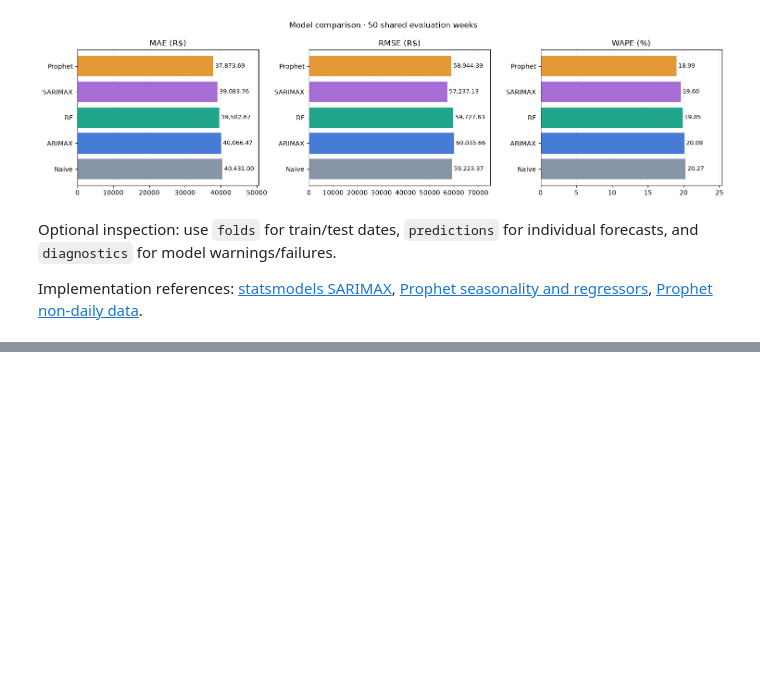
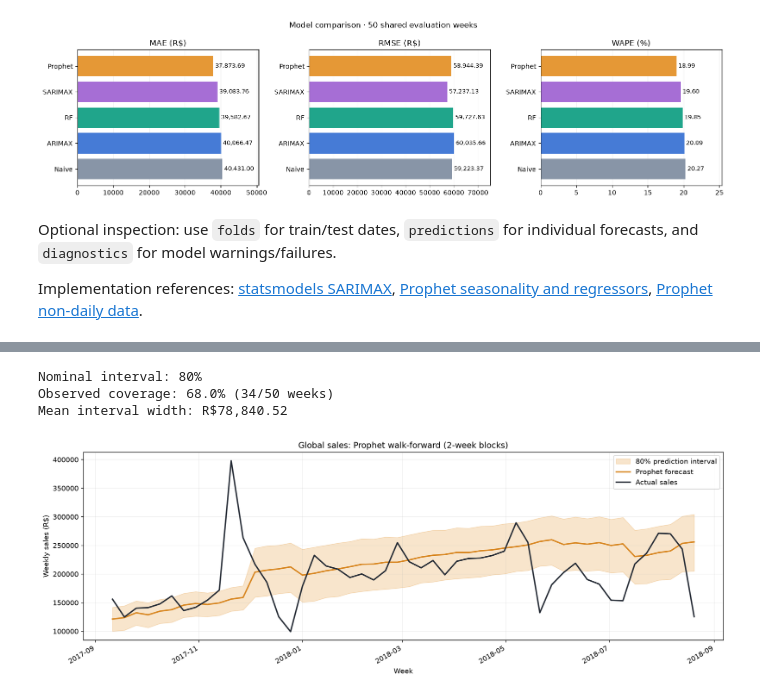
Before and after one commit to Maouuuuuuuuu/Proyecto_Mineria_de_Datos, a Jupyter notebook: Demos/Global walkforward.ipynb, the cells around one changed output, grey strips where cells are left out. Drawn from its saved outputs; the diff is of its cells as text; code cells hidden in the pictures; blank space fills up the shorter version.

Commit message:
Add Prophet prediction intervals and simplify report panels

```diff
--- a/Demos/Global walkforward.ipynb
+++ b/Demos/Global walkforward.ipynb
@@ -309,0 +315,67 @@ Implementation references: [statsmodels SARIMAX](https://www.statsmodels.org/sta
+# %%
+INTERVAL_WIDTH = 0.80
+UNCERTAINTY_SAMPLES = 1000
+
+
+def prophet_interval(train, future_dates):
+    scale = max(train.mean(), 1.0)
+    training = month_inputs(train.index).reset_index(names='ds')
+    training['y'] = train.to_numpy() / scale
+    future = month_inputs(future_dates).reset_index(names='ds')
+    model = Prophet(
+        yearly_seasonality=False, weekly_seasonality=False,
+        daily_seasonality=False, changepoint_prior_scale=0.05,
+        interval_width=INTERVAL_WIDTH,
+        uncertainty_samples=UNCERTAINTY_SAMPLES,
+    )
+    for column in ['month_sin', 'month_cos']:
+        model.add_regressor(column, standardize=False, prior_scale=1.0)
+    model.fit(training, seed=42)
+    # Reproducible sampling without changing the notebook's random state.
+    previous_state = np.random.get_state()
+    try:
+        np.random.seed(42)
+        forecast = model.predict(future)
+    finally:
+        np.random.set_state(previous_state)
+    return forecast[['yhat', 'yhat_lower', 'yhat_upper']].to_numpy().clip(min=0) * scale
+
+
+interval_rows = []
+for fold, stop in enumerate(range(INITIAL_TRAIN_WEEKS, len(sales), HORIZON_WEEKS), 1):
+    train = sales.iloc[:stop]
+    test = sales.iloc[stop:stop + HORIZON_WEEKS]
+    values = prophet_interval(train, test.index)
+    if not np.isfinite(values).all() or (values[:, 1] > values[:, 2]).any():
+        raise ValueError(f'Invalid prediction intervals in fold {fold}')
+    for week, actual_value, (prediction, lower, upper) in zip(test.index, test, values):
+        interval_rows.append({'week': week, 'actual': actual_value,
+                              'prediction': prediction, 'lower': lower, 'upper': upper})
+
+prophet_intervals = pd.DataFrame(interval_rows).set_index('week')
+inside = prophet_intervals.actual.between(prophet_intervals.lower, prophet_intervals.upper)
+mean_width = (prophet_intervals.upper - prophet_intervals.lower).mean()
+print(f'Nominal interval: {INTERVAL_WIDTH:.0%}')
+print(f'Observed coverage: {inside.mean():.1%} ({inside.sum()}/{len(inside)} weeks)')
+print(f'Mean interval width: R${mean_width:,.2f}')
+
+fig, ax = plt.subplots(figsize=(14, 5))
+ax.fill_between(prophet_intervals.index,
+                prophet_intervals.lower.to_numpy(), prophet_intervals.upper.to_numpy(),
+                color='#e59836', alpha=0.25, label=f'{INTERVAL_WIDTH:.0%} prediction interval')
+ax.plot(prophet_intervals.index, prophet_intervals.prediction,
+        color='#d88620', linewidth=2, label='Prophet forecast')
+ax.plot(prophet_intervals.index, prophet_intervals.actual,
+        color='#252b35', linewidth=2, label='Actual sales')
+ax.set(title=f'Global sales: Prophet walk-forward ({HORIZON_WEEKS}-week blocks)',
+       xlabel='Week', ylabel='Weekly sales (R$)')
+ax.legend()
+ax.grid(alpha=0.2)
+fig.autofmt_xdate()
+plt.tight_layout()
+plt.show()
+# %% [output]
+Nominal interval: 80%
+Observed coverage: 68.0% (34/50 weeks)
+Mean interval width: R$78,840.52
+[figure, added]
```
Also changed, not shown: parts of 1 cell of this notebook, 1 other file.
